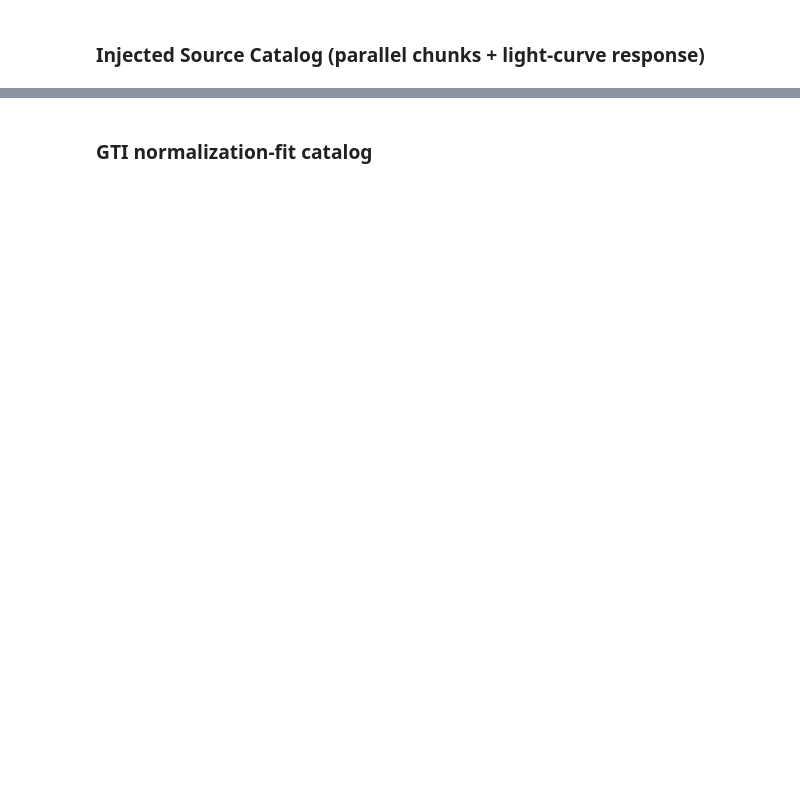
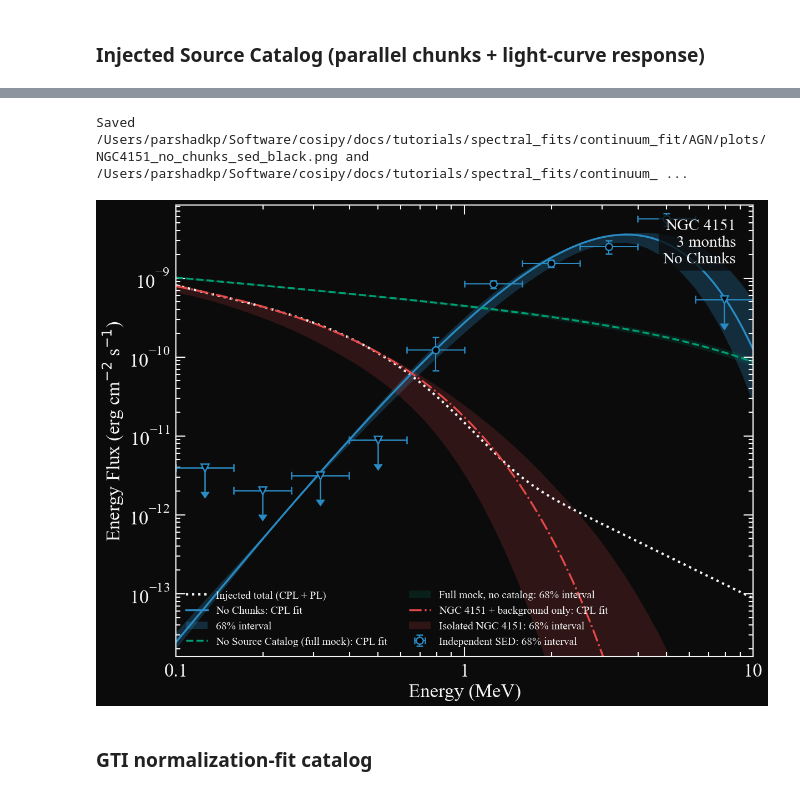
Before and after one commit to parshadkp/cosipy, a Jupyter notebook: docs/tutorials/spectral_fits/continuum_fit/AGN/NGC4151_DC4_Parallel_vs_FitNorm_SED_Plots.ipynb, the cells around one changed output, grey strips where cells are left out. Saved outputs shown, nothing was run; the diff lists cells and outputs as text; code cells hidden in the pictures; blank space fills up the shorter version.

```diff
--- a/docs/tutorials/spectral_fits/continuum_fit/AGN/NGC4151_DC4_Parallel_vs_FitNorm_SED_Plots.ipynb
+++ b/docs/tutorials/spectral_fits/continuum_fit/AGN/NGC4151_DC4_Parallel_vs_FitNorm_SED_Plots.ipynb
@@ -1492,3 +1789,10 @@ print("TS < 1 bins:", diagnostic.loc[diagnostic["TS"] < 1, ["bin", "TS", "status
+# %%
+no_chunks_figure = plot_method_sed(
+    "no chunks", "NGC4151_no_chunks_sed", BLUE,
+)
+# %% [output]
+Saved /Users/parshadkp/Software/cosipy/docs/tutorials/spectral_fits/continuum_fit/AGN/plots/NGC4151_no_chunks_sed_black.png and /Users/parshadkp/Software/cosipy/docs/tutorials/spectral_fits/continuum_ ...
+[figure, added]
 # %% [markdown]
 ### GTI normalization-fit catalog
 # %%
```
Also changed, not shown: parts of 28 cells of this notebook, 17 other files.
